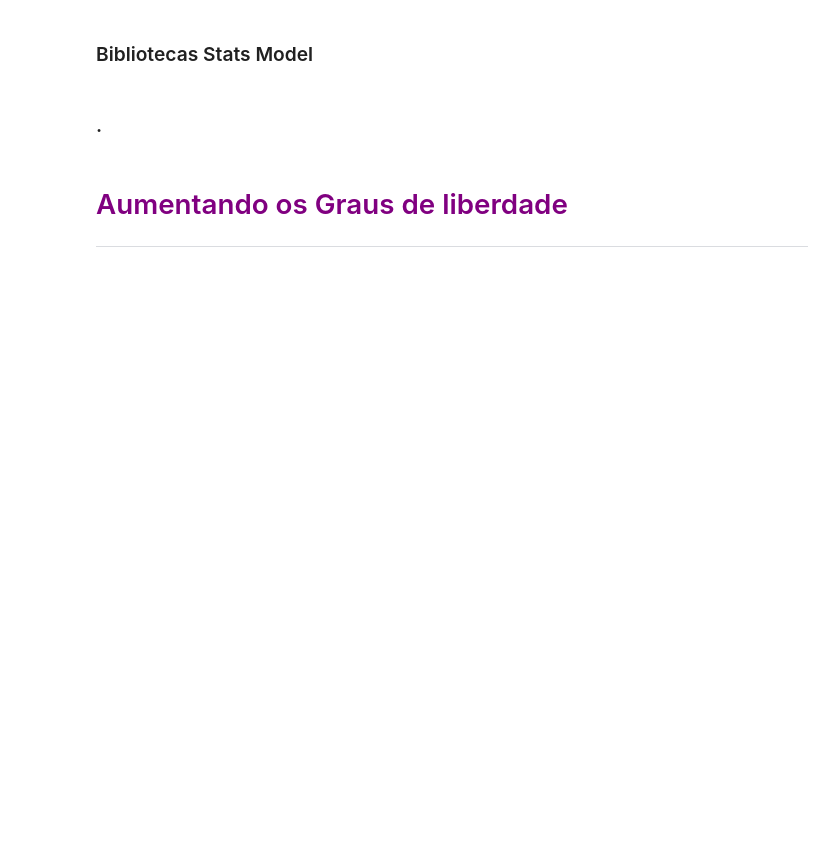
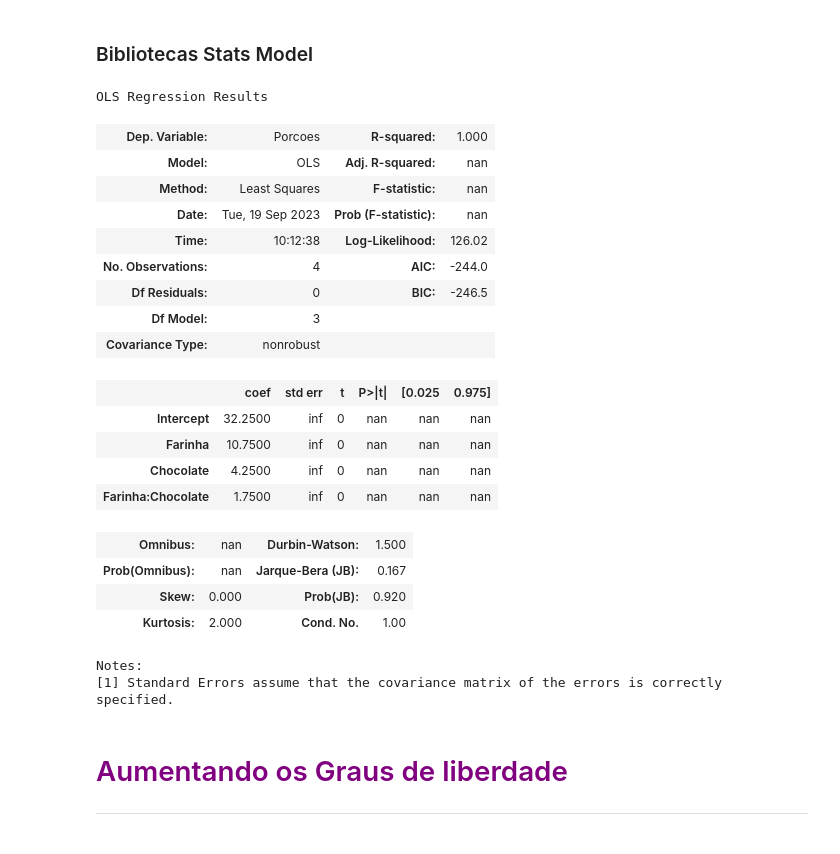
Before and after one commit to ledsouza/Planejamento_experimentos, a Jupyter notebook: Planejamento_experimentos_aula.ipynb, the cells around one changed output. Cells and saved outputs as stored; diff of their text form; code cells hidden in the pictures; blank space fills up the shorter version.

Commit message:
Ajuste do modelo estatístico

```diff
--- a/Planejamento_experimentos_aula.ipynb
+++ b/Planejamento_experimentos_aula.ipynb
@@ -138,5 +153,3 @@ https://seaborn.pydata.org
 <hr>
 # %% [markdown]
 ### Bibliotecas  Stats Model
-# %% [markdown]
-### .
@@ -143,3 +159,31 @@ https://seaborn.pydata.org
+# %%
+modelo = smf.ols(data = experimento, formula = 'Porcoes ~ Farinha + Chocolate + Farinha:Chocolate')
+# %%
+modelo_ajustado = modelo.fit()
+# %%
+modelo_ajustado.summary()
+# %% [output]
+OLS Regression Results
+| Dep. Variable: | Porcoes | R-squared: | 1.000 |
+| Model: | OLS | Adj. R-squared: | nan |
+| Method: | Least Squares | F-statistic: | nan |
+| Date: | Tue, 19 Sep 2023 | Prob (F-statistic): | nan |
+| Time: | 10:12:38 | Log-Likelihood: | 126.02 |
+| No. Observations: | 4 | AIC: | -244.0 |
+| Df Residuals: | 0 | BIC: | -246.5 |
+| Df Model: | 3 |  |  |
+| Covariance Type: | nonrobust |  |  |
+|  | coef | std err | t | P>|t| | [0.025 | 0.975] |
+| Intercept | 32.2500 | inf | 0 | nan | nan | nan |
+| Farinha | 10.7500 | inf | 0 | nan | nan | nan |
+| Chocolate | 4.2500 | inf | 0 | nan | nan | nan |
+| Farinha:Chocolate | 1.7500 | inf | 0 | nan | nan | nan |
+| Omnibus: | nan | Durbin-Watson: | 1.500 |
+| Prob(Omnibus): | nan | Jarque-Bera (JB): | 0.167 |
+| Skew: | 0.000 | Prob(JB): | 0.920 |
+| Kurtosis: | 2.000 | Cond. No. | 1.00 |
+Notes:
+[1] Standard Errors assume that the covariance matrix of the errors is correctly specified.
 # %% [markdown]
 # <font color = 'purple'> Aumentando os Graus de liberdade  </font>
 
```
Also changed, not shown: parts of 5 cells of this notebook.
